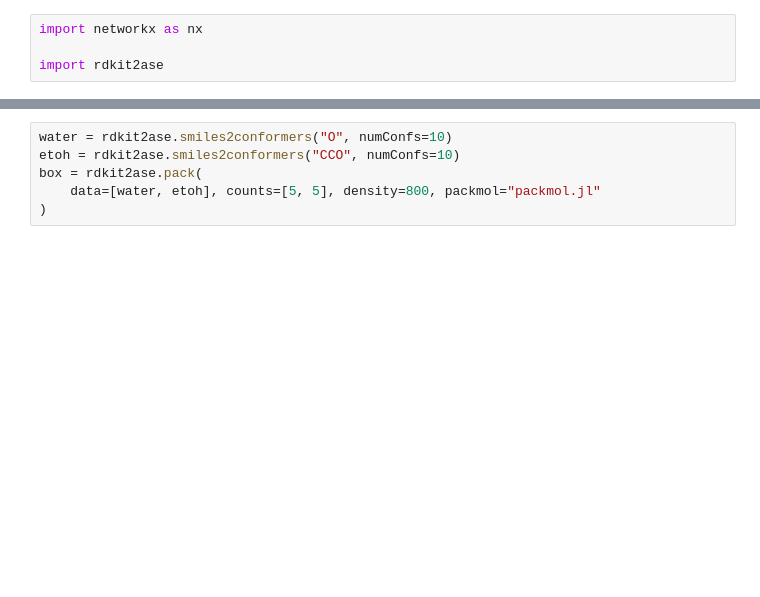
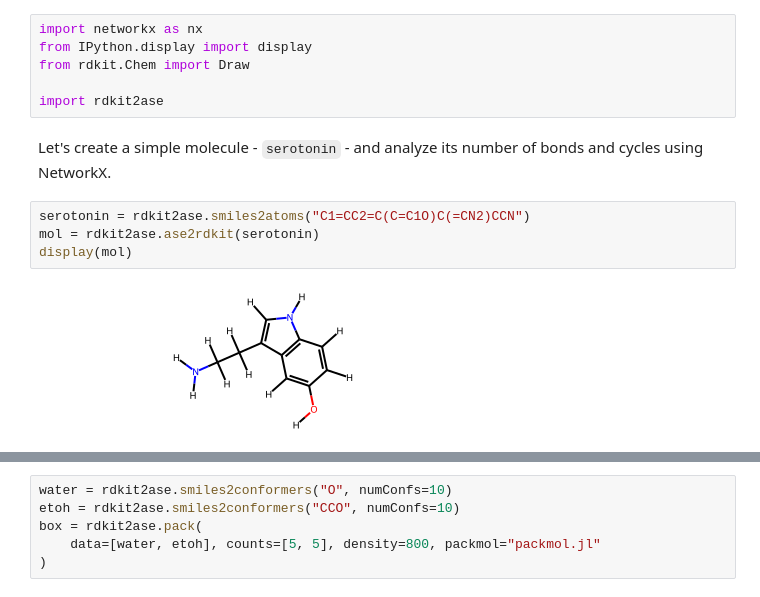
Before and after one commit to zincware/rdkit2ase, a Jupyter notebook: docs/source/networkx_tools.ipynb, the cells around one changed output, grey strips where cells are left out. Saved outputs shown, nothing was run; the diff lists cells and outputs as text; blank space fills up the shorter version.

```diff
--- a/docs/source/networkx_tools.ipynb
+++ b/docs/source/networkx_tools.ipynb
@@ -3,4 +7,14 @@
 # %%
 import networkx as nx
+from IPython.display import display
+from rdkit.Chem import Draw
 
 import rdkit2ase
+# %% [markdown]
+Let's create a simple molecule - `serotonin` - and analyze its number of bonds and cycles using NetworkX.
+# %%
+serotonin = rdkit2ase.smiles2atoms("C1=CC2=C(C=C1O)C(=CN2)CCN")
+mol = rdkit2ase.ase2rdkit(serotonin)
+display(mol)
+# %% [output]
+[figure, added]
```
Also changed, not shown: parts of 6 cells of this notebook, 6 other files.
